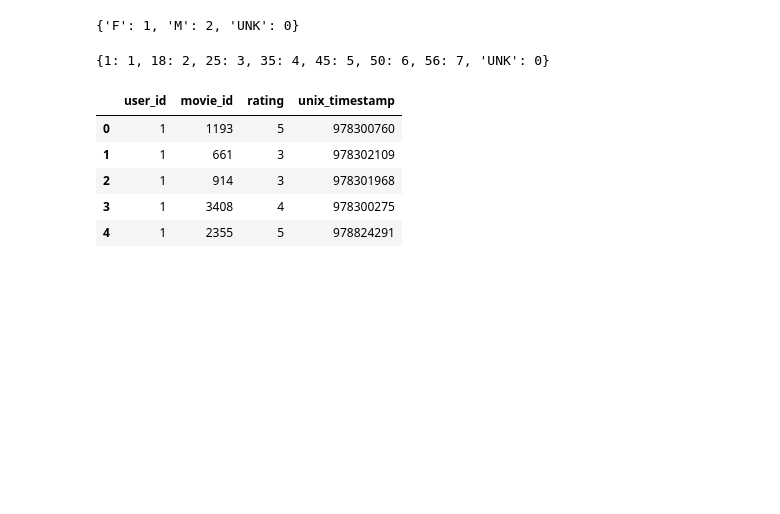
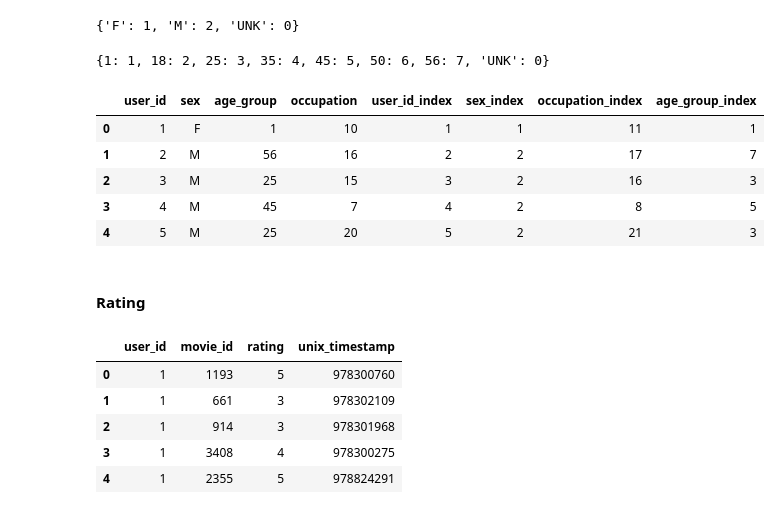
Before and after one commit to Nelsonlin0321/ml-machine-learning-cook-book, a Jupyter notebook: behavior-sequence-transformer-recommender-with-pytorch-by-movie-rating-prediction copy/movielens_recommendations_transformers.ipynb, the cells around one changed output. Cells and saved outputs as stored; diff of their text form; code cells hidden in the pictures; blank space fills up the shorter version.

```diff
--- a/behavior-sequence-transformer-recommender-with-pytorch-by-movie-rating-prediction copy/movielens_recommendations_transformers.ipynb
+++ b/behavior-sequence-transformer-recommender-with-pytorch-by-movie-rating-prediction copy/movielens_recommendations_transformers.ipynb
@@ -73,6 +87,17 @@ utils.save_object("./artifacts/age_group_id_map_dict.pkl",age_group_id_map_dict)
 age_group_id_map_dict
 # %% [output]
 {1: 1, 18: 2, 25: 3, 35: 4, 45: 5, 50: 6, 56: 7, 'UNK': 0}
+# %%
+users.head()
+# %% [output]
+|  | user_id | sex | age_group | occupation | user_id_index | sex_index | occupation_index | age_group_index |
+| 0 | 1 | F | 1 | 10 | 1 | 1 | 11 | 1 |
+| 1 | 2 | M | 56 | 16 | 2 | 2 | 17 | 7 |
+| 2 | 3 | M | 25 | 15 | 3 | 2 | 16 | 3 |
+| 3 | 4 | M | 45 | 7 | 4 | 2 | 8 | 5 |
+| 4 | 5 | M | 25 | 20 | 5 | 2 | 21 | 3 |
+# %% [markdown]
+#### Rating
 # %%
 ratings.head()
 # %% [output]
```
Also changed, not shown: parts of 27 cells of this notebook.
